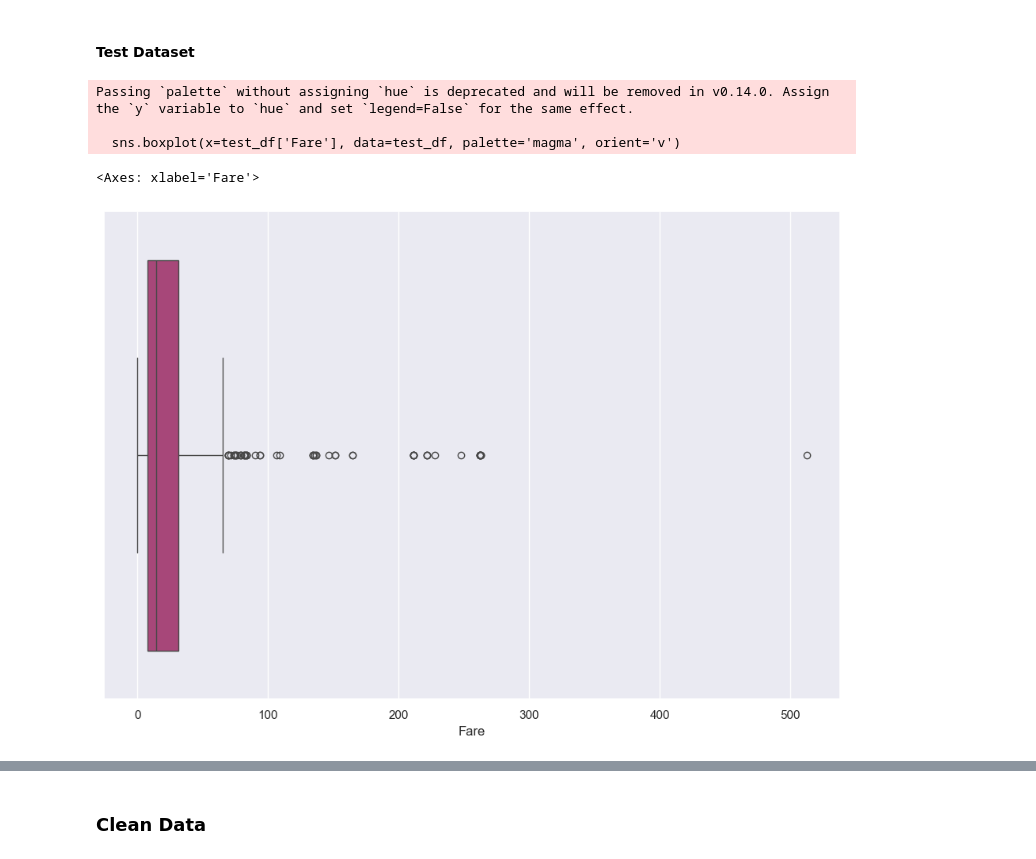
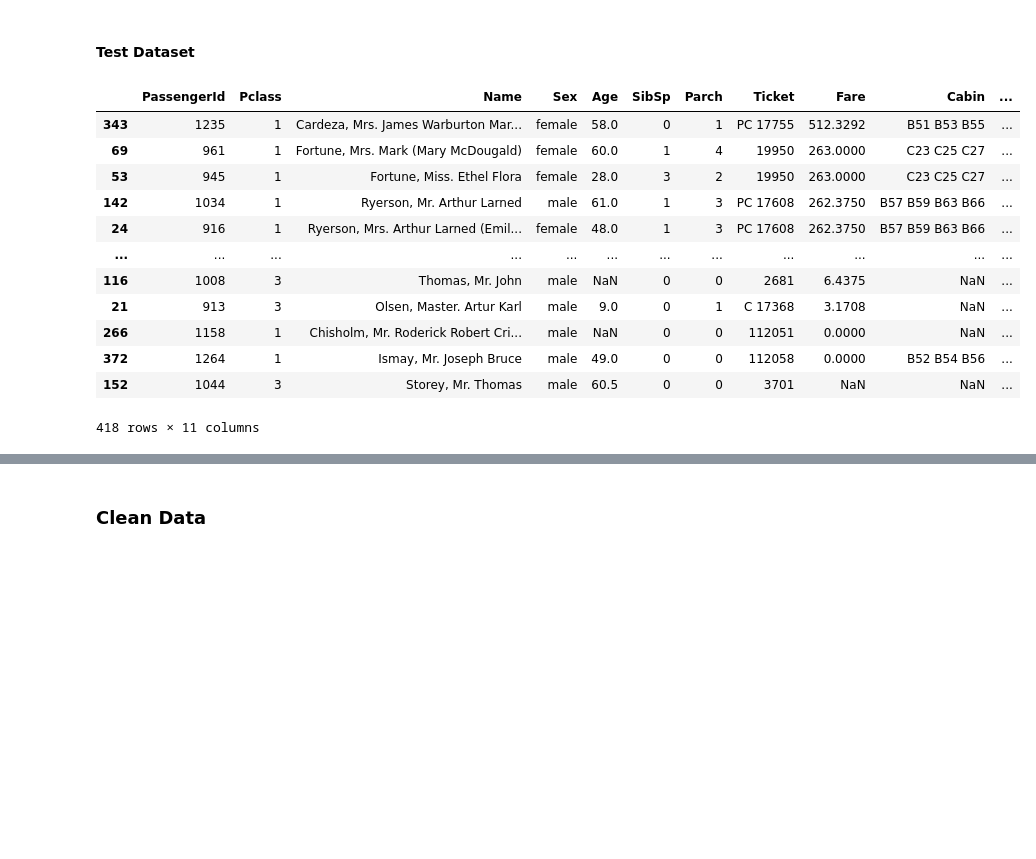
Before and after one commit to brianbirir/ml-experiments, a Jupyter notebook: kaggle_competitions/titanic/prediction.ipynb, the cells around one changed output, grey strips where cells are left out. Saved outputs shown, nothing was run; the diff lists cells and outputs as text; code cells hidden in the pictures; blank space fills up the shorter version.

```diff
--- a/kaggle_competitions/titanic/prediction.ipynb
+++ b/kaggle_competitions/titanic/prediction.ipynb
@@ -289,13 +314,37 @@ outliers
 # %% [markdown]
 #### Test Dataset
 # %%
-sns.boxplot(x=test_df['Fare'], data=test_df, palette='magma', orient='v')
+# sns.boxplot(x=test_df['Fare'], data=test_df, palette='magma', orient='v')
-# %% [output]
-Passing `palette` without assigning `hue` is deprecated and will be removed in v0.14.0. Assign the `y` variable to `hue` and set `legend=False` for the same effect.
-
-  sns.boxplot(x=test_df['Fare'], data=test_df, palette='magma', orient='v')
-<Axes: xlabel='Fare'>
-[figure, removed]
+# %%
+from scipy import stats
+
+# Calculate Z-scores
+# test_df['z_score'] = stats.zscore(test_df['Fare'])
+
+# # Identify outliers
+# test_df_outliers = test_df[abs(test_df['z_score']) > 5]
+
+# # remove outliers
+# test_df = test_df[abs(test_df['z_score']) <= 5].copy()
+
+# drop the z_score column
+# test_df.drop(columns=['z_score'], inplace=True)
+
+test_df
+# %% [output]
+|  | PassengerId | Pclass | Name | Sex | Age | SibSp | Parch | Ticket | Fare | Cabin | ... |
+| 343 | 1235 | 1 | Cardeza, Mrs. James Warburton Mar... | female | 58.0 | 0 | 1 | PC 17755 | 512.3292 | B51 B53 B55 | ... |
+| 69 | 961 | 1 | Fortune, Mrs. Mark (Mary McDougald) | female | 60.0 | 1 | 4 | 19950 | 263.0000 | C23 C25 C27 | ... |
+| 53 | 945 | 1 | Fortune, Miss. Ethel Flora | female | 28.0 | 3 | 2 | 19950 | 263.0000 | C23 C25 C27 | ... |
+| 142 | 1034 | 1 | Ryerson, Mr. Arthur Larned | male | 61.0 | 1 | 3 | PC 17608 | 262.3750 | B57 B59 B63 B66 | ... |
+| 24 | 916 | 1 | Ryerson, Mrs. Arthur Larned (Emil... | female | 48.0 | 1 | 3 | PC 17608 | 262.3750 | B57 B59 B63 B66 | ... |
+| ... | ... | ... | ... | ... | ... | ... | ... | ... | ... | ... | ... |
+| 116 | 1008 | 3 | Thomas, Mr. John | male | NaN | 0 | 0 | 2681 | 6.4375 | NaN | ... |
+| 21 | 913 | 3 | Olsen, Master. Artur Karl | male | 9.0 | 0 | 1 | C 17368 | 3.1708 | NaN | ... |
+| 266 | 1158 | 1 | Chisholm, Mr. Roderick Robert Cri... | male | NaN | 0 | 0 | 112051 | 0.0000 | NaN | ... |
+| 372 | 1264 | 1 | Ismay, Mr. Joseph Bruce | male | 49.0 | 0 | 0 | 112058 | 0.0000 | B52 B54 B56 | ... |
+| 152 | 1044 | 3 | Storey, Mr. Thomas | male | 60.5 | 0 | 0 | 3701 | NaN | NaN | ... |
+418 rows × 11 columns
 # %%
 women = train_df.loc[train_df.Sex == 'female']["Survived"]
 
```
Also changed, not shown: parts of 10 cells of this notebook.
